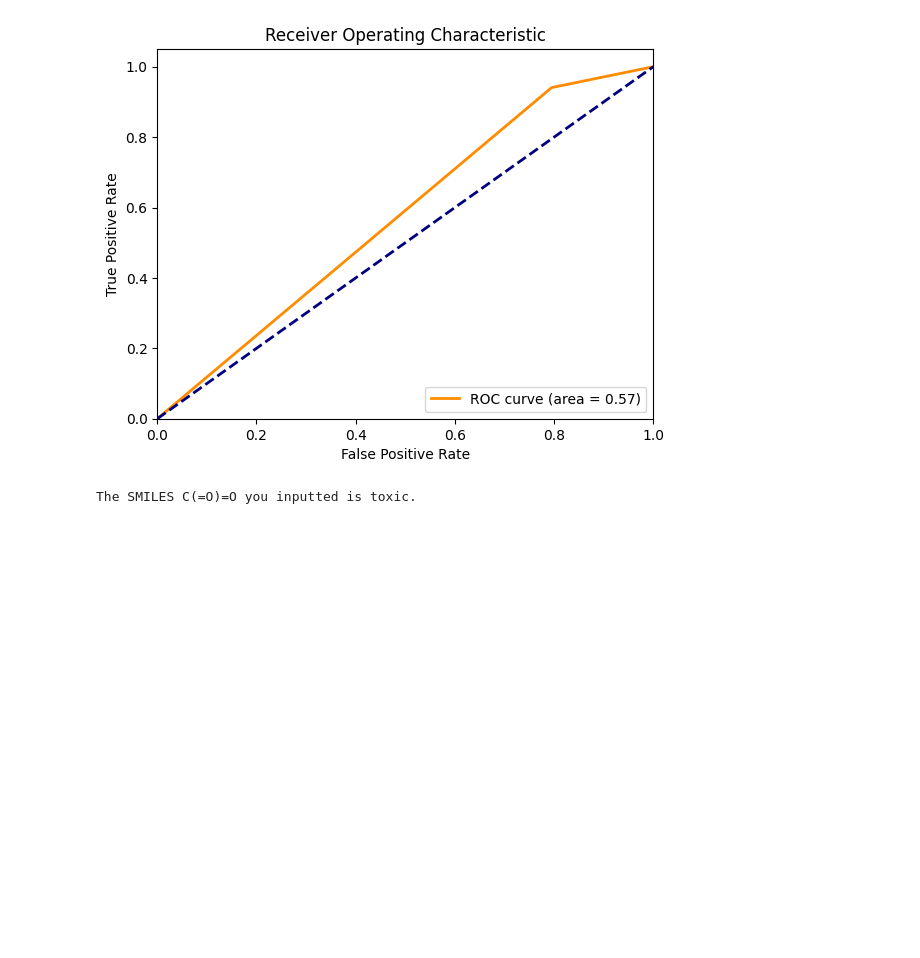
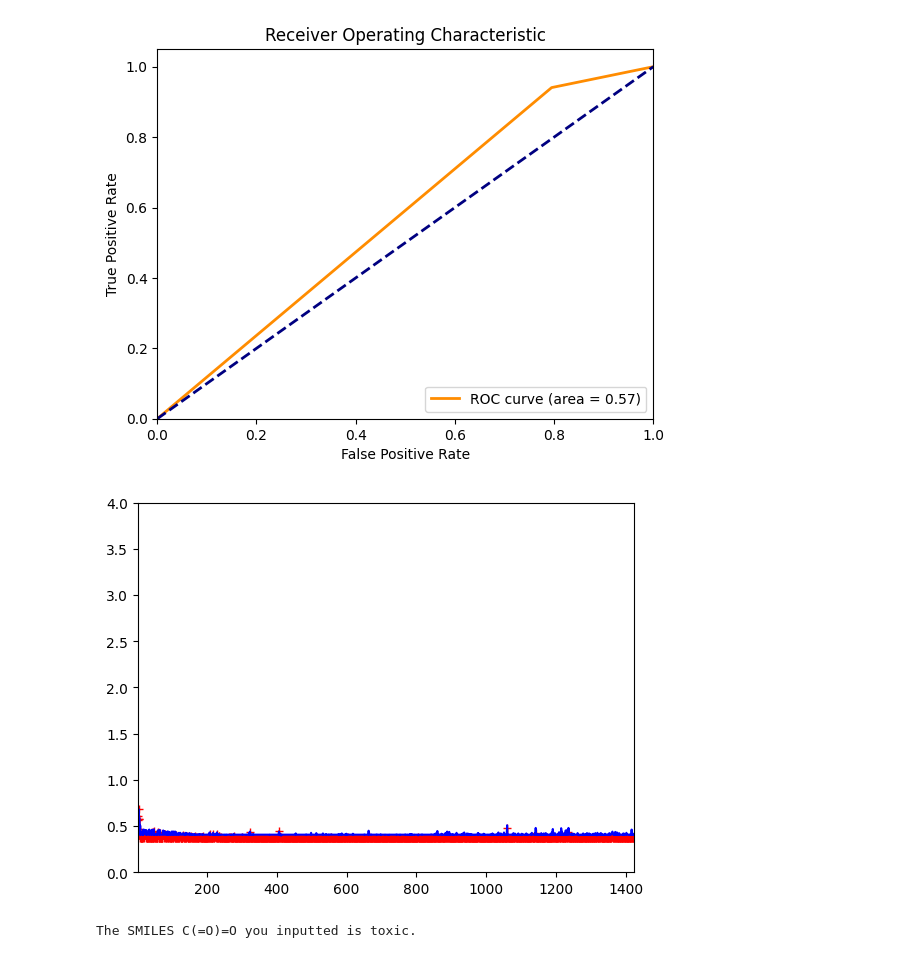
Before and after one commit to Williamarvin/Ceng3300_project, a Jupyter notebook: project.ipynb, the cells around one changed output. Saved outputs shown, nothing was run; the diff lists cells and outputs as text; code cells hidden in the pictures; blank space fills up the shorter version.

Commit message:
mlp classfier learning curve done

```diff
--- a/project.ipynb
+++ b/project.ipynb
@@ -616,7 +633,9 @@ Classification Report:
 weighted avg       0.79      0.82      0.80       763
 [figure]
 # %%
-plot_learning_curves(MLPClassifier(max_iter=500), x_train, y_train)
+plot_learning_curves(MLPClassifier(max_iter=1000), x_train, y_train)
+# %% [output]
+[figure, added]
 # %%
 # Since the random forest classifier is the best, lets input any smiles, and check whether its toxic or no
 # Live test
```
Also changed, not shown: parts of 1 cell of this notebook.
